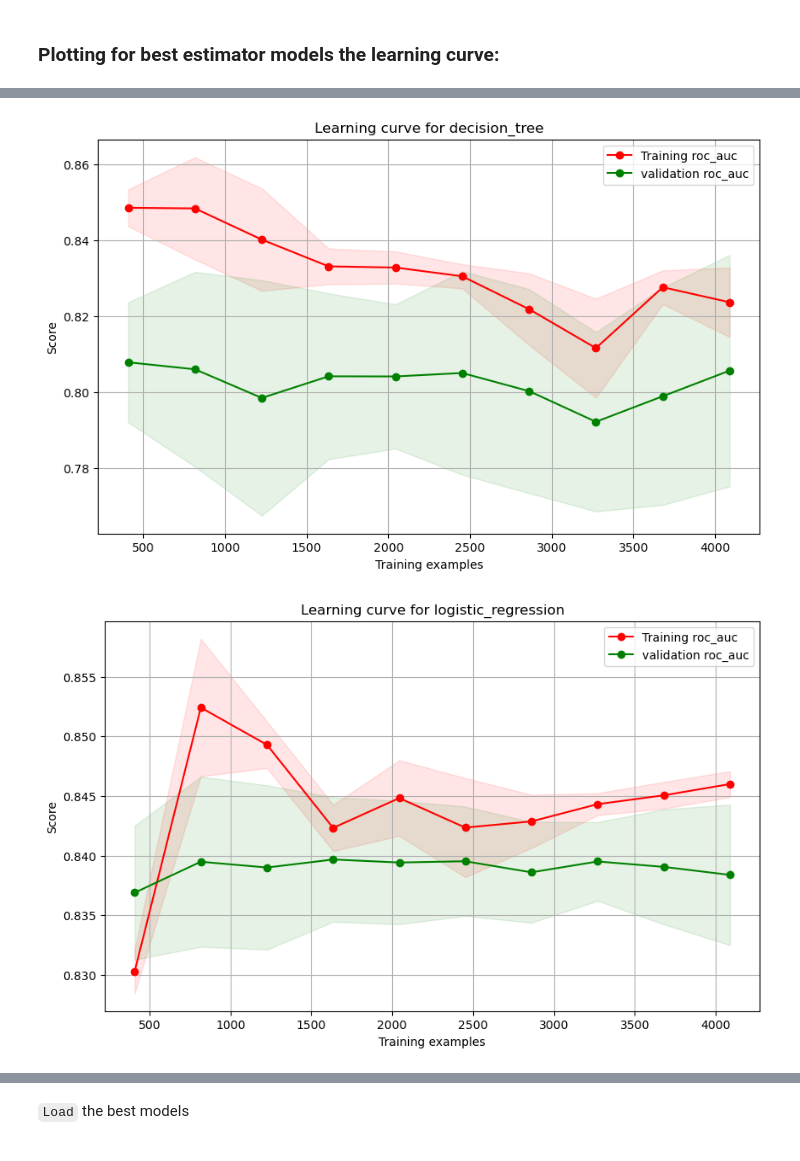
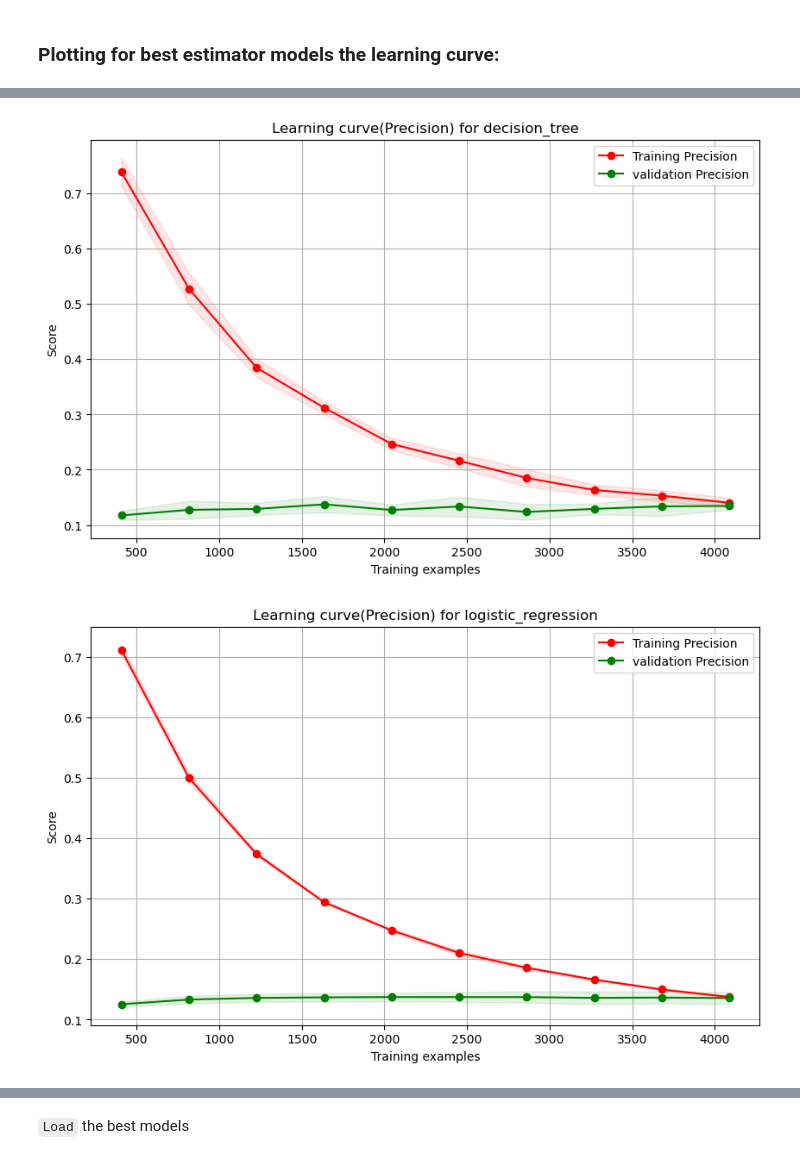
Before and after one commit to waleedtarazi/stroke, a Jupyter notebook: strok.ipynb, the cells around one changed output, grey strips where cells are left out. Drawn from its saved outputs; the diff is of its cells as text; code cells hidden in the pictures.

```diff
--- a/strok.ipynb
+++ b/strok.ipynb
@@ -317,7 +317,7 @@ preprocessing_step_v0 = preprocessor
 
 for model_name, model_params in models.items():
     with mlflow.start_run(run_name=model_name,
-                          description="this is the expermint with removing outliers",
+                          description="this is the expermint with  outliers",
                           experiment_id= with_outliers_id) as run:
         mlflow.log_param("model", model_name)
         mlflow.log_param("preprocessing", "preprocessing_step_v0")
@@ -450,3 +446,27 @@ plt.show()
 ### Plotting for best estimator models the learning curve:
 # %%
 cv = 5
+# %%
+from sklearn.metrics import roc_curve, auc
+import matplotlib.pyplot as plt
+
+# y_pred_prob = model.predict_proba(X_test)[:, 1]
+
+for m in models_joblib:
+    model = joblib.load(m['name'])
+    model.fit(X_train, y_train)
+    y_pred_prob = model.predict_proba(X_test)[:, 1]
+    fpr, tpr, thresholds = roc_curve(y_test, y_pred_prob)
+    roc_auc = auc(fpr, tpr)
+
+    plt.figure()
+    plt.plot(fpr, tpr, color='darkorange', lw=2, label='ROC curve (AUC = %0.2f)' % roc_auc)
+    plt.plot([0, 1], [0, 1], color='navy', lw=2, linestyle='--')
+    plt.xlim([0.0, 1.0])
+    plt.ylim([0.0, 1.05])
+    plt.xlabel('False Positive Rate')
+    plt.ylabel('True Positive Rate')
+    plt.title('Receiver Operating Characteristic')
+    plt.legend(loc="lower right")
+    plt.savefig( m['label']+'_ROC.png')
+    plt.show()
@@ -453,30 +478,30 @@ cv = 5
 # %%
 train_sizes = np.linspace(0.1, 1.0, 10)
 
 for m in models_joblib:
     model = joblib.load(m['name'])
     model.fit(X_train, y_train)
-    train_sizes, train_scores, validation_scores = learning_curve(model, X, y, train_sizes=train_sizes, cv=cv, scoring='roc_auc', n_jobs=-1)
+    train_sizes, train_scores, validation_scores = learning_curve(model, X, y, train_sizes=train_sizes, cv=cv, scoring='precision', n_jobs=-1)
     # Compute the mean and standard deviation of the training and validation scores for each training set size
     train_scores_mean = np.mean(train_scores, axis=1)
     train_scores_std = np.std(train_scores, axis=1)
     validation_scores_mean = np.mean(validation_scores, axis=1)
     validation_scores_std = np.std(validation_scores, axis=1)
     # plotting
     plt.figure(figsize=(10, 6))
-    plt.title(f'Learning curve for ' + m['label'])
+    plt.title(f'Learning curve(Precision) for ' + m['label'])
     plt.xlabel("Training examples")
     plt.ylabel("Score")
 
     plt.grid()
     plt.fill_between(train_sizes, train_scores_mean - train_scores_std, train_scores_mean + train_scores_std, alpha=0.1, color='r')
     plt.fill_between(train_sizes, validation_scores_mean - validation_scores_std, validation_scores_mean + validation_scores_std, alpha=0.1, color='g')
-    plt.plot(train_sizes, train_scores_mean, 'o-', color='r', label='Training roc_auc')
-    plt.plot(train_sizes, validation_scores_mean, 'o-', color='g', label='validation roc_auc')
+    plt.plot(train_sizes, train_scores_mean, 'o-', color='r', label='Training Precision')
+    plt.plot(train_sizes, validation_scores_mean, 'o-', color='g', label='validation Precision')
 
     plt.legend(loc="best")
-    plt.savefig( m['label']+'_learning_curve.png')
+    plt.savefig( m['label']+'_Precision_learning_curve.png')
     plt.show()
 # %% [output]
-[figure, old version]
+[figure, new version]
-[figure, old version]
+[figure, new version]
```
Also changed, not shown: parts of 14 cells of this notebook, 7 other files.
